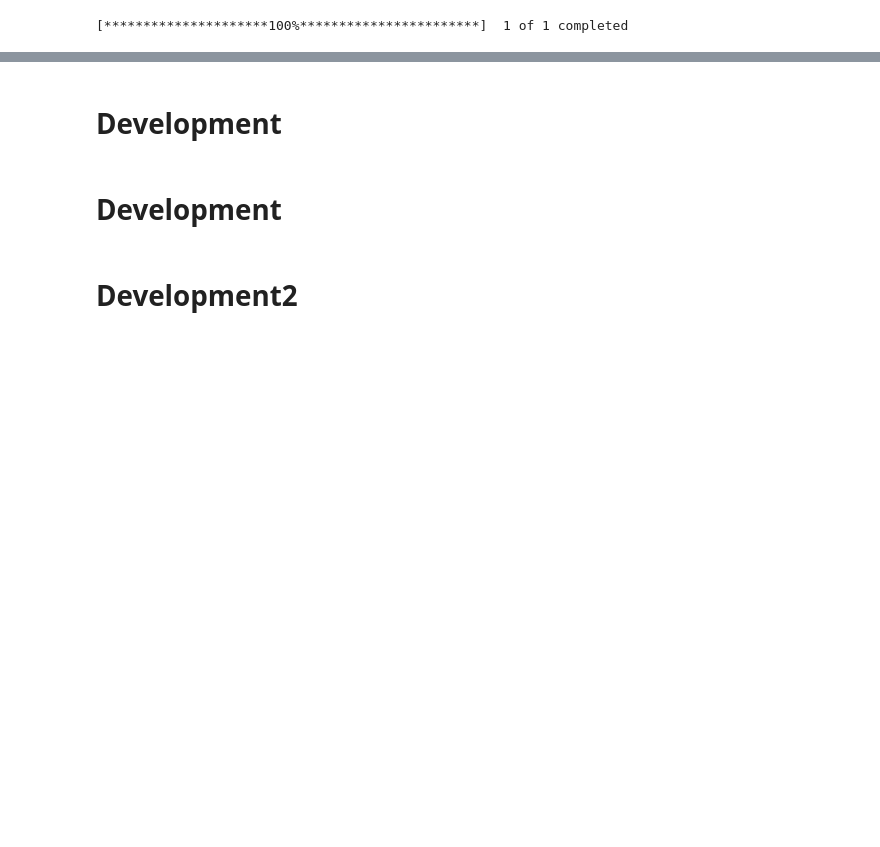
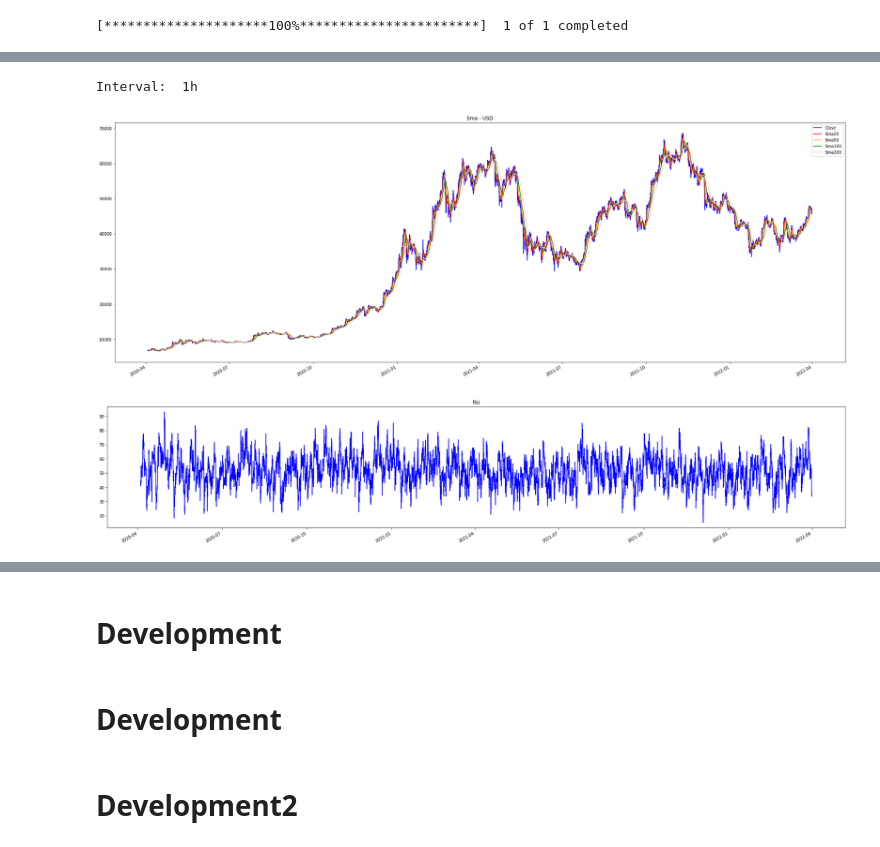
Before and after one commit to MarcoPluchino/2021_FinanceJupyterTutorial, a Jupyter notebook: rbt/notebook/wc_20220329_prova.ipynb, the cells around one changed output, grey strips where cells are left out. Saved outputs shown, nothing was run; the diff lists cells and outputs as text; code cells hidden in the pictures; blank space fills up the shorter version.

Commit message:
Ottimizzazione plot

```diff
--- a/rbt/notebook/wc_20220329_prova.ipynb
+++ b/rbt/notebook/wc_20220329_prova.ipynb
@@ -4,13 +4,23 @@
 # INIT
 import os,sys
 import yfinance as yf
+from datetime import date,datetime
 sys.path.append(os.path.abspath("../../")) # My .py library
 import rbt.py.excel as exc
 from rbt.py.index import Index
+# COLORS
+color       = ['blue','red','yellow','green','orange','brown']
 # READ SWC
-swc = exc.Swc(enable=False, SWC_file=os.path.abspath("../../SWC.xlsx"), verbose=False)
+swc         = exc.Swc(enable=False, SWC_file=os.path.abspath("../../SWC.xlsx"), verbose=False)
 swc.read()
 print("INIT")
+print("*"*100)
+# DESIRED DATE
+d_end   = date.today().strftime('%d/%m/%Y')#("%b-%d-%Y") # Today
+end     = datetime.strptime(d_end, "%d/%m/%Y")
+start   = date(end.year -2,end.month ,end.day+2)
+print("Start: ",start.strftime(("%Y-%m-%d"))) #
+print("Today: ",end.strftime(("%Y-%m-%d")))
 # %% [output]
 Import(enable=False,verbose=False)
 
@@ -18,17 +31,16 @@ INIT
 # %%
 # DOWNLAOD Data Frame
 # INPUT
-tickers ="BTC-USD"
-stock = yf.download(tickers = tickers,group_by = 'ticker',start='2020-4-1', end='2022-3-31',interval='1h')
+tickers     ="BTC-USD"
+interval    ='1h'
+stock       = yf.download(tickers = tickers,group_by = 'ticker',start=start.strftime(("%Y-%m-%d")) , end=end.strftime(("%Y-%m-%d")),interval=interval)
 # %% [output]
 [*********************100%***********************]  1 of 1 completed
-# %%
-type(stock)
-Index.add_sma(stock,20)
 # %%
+# ADD SMA and RSI
 stock = Index.add_sma(stock,20)
 stock = Index.add_sma(stock,50)
 stock = Index.add_sma(stock,100)
 stock = Index.add_sma(stock,200)
-stock = Index.add_rsi(stock,14)
+stock = Index.add_rsi(stock,24) # 1giorno
 # %% [output]
@@ -81,0 +71,12 @@ stock[['Close','Sma20','Sma50','Sma100','Sma200']].tail(m*d*24)
+# %%
+# https://jakevdp.github.io/PythonDataScienceHandbook/04.08-multiple-subplots.html
+# PLOT TUTTI GLI INDICI
+print("Interval: ",interval)
+import matplotlib.pyplot as plt
+pl1 = stock[['Close','Sma20','Sma50','Sma100','Sma200']].plot(subplots=False, color=color ,figsize=(32,12),title='Sma - USD')
+plt.figure()
+pl2 = stock['Rsi'].plot(subplots=False, color=color ,figsize=(32,6),title='Rsi')
+# %% [output]
+Interval:  1h
+[figure, added]
+[figure, added]
```
Also changed, not shown: parts of 12 cells of this notebook, 4 other files.
